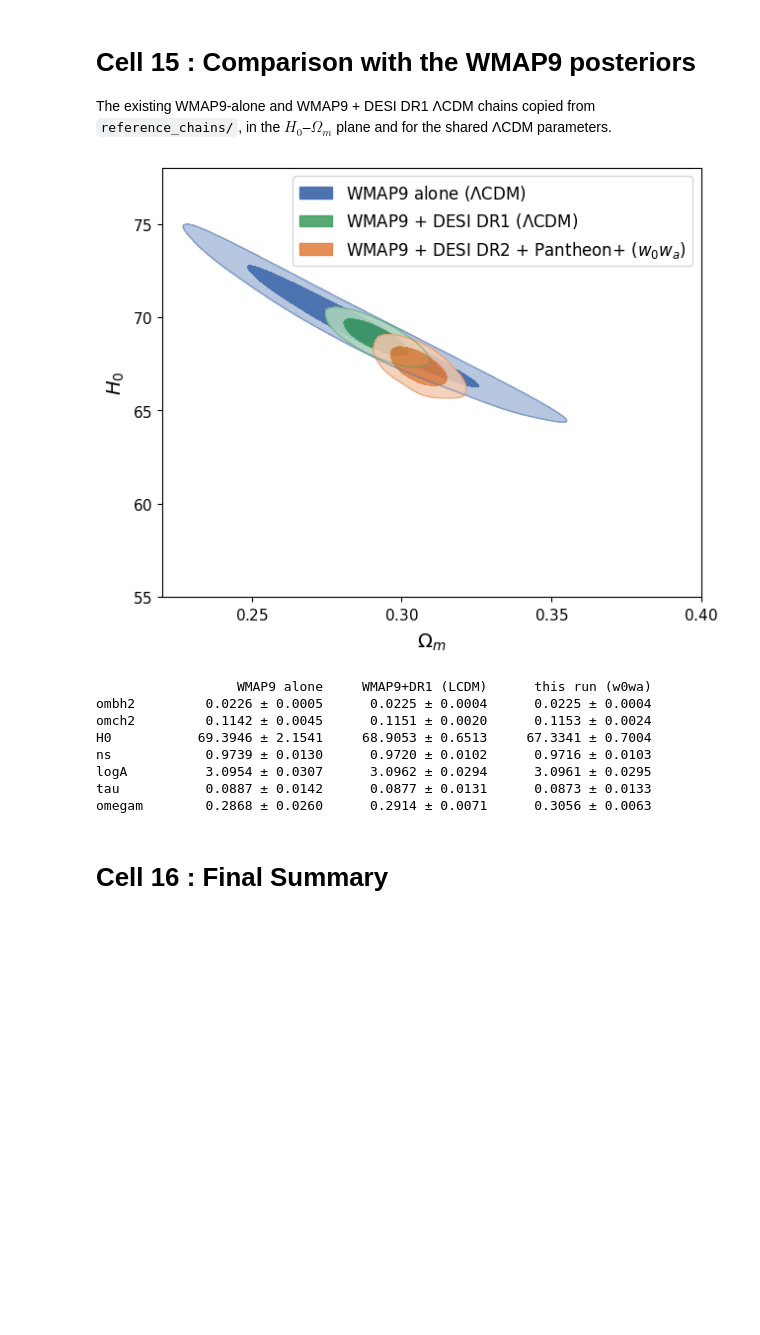
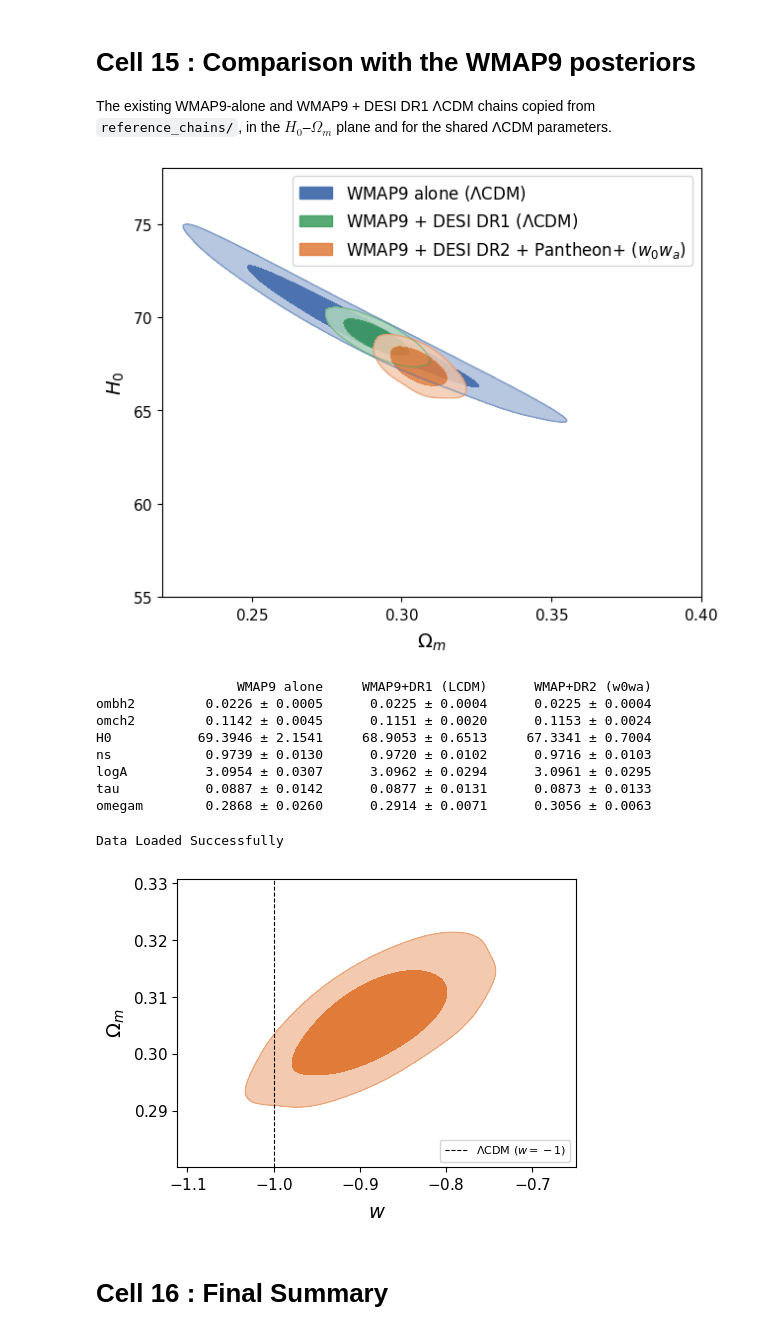
Before and after one commit to Cherian-pi/wmap9-desi-dr2-w0wa, a Jupyter notebook: 05_wmap9_desi_dr2_pantheon_w0wa.ipynb, the cells around one changed output. Drawn from its saved outputs; the diff is of its cells as text; code cells hidden in the pictures; blank space fills up the shorter version.

```diff
--- a/05_wmap9_desi_dr2_pantheon_w0wa.ipynb
+++ b/05_wmap9_desi_dr2_pantheon_w0wa.ipynb
@@ -566,14 +566,14 @@ g.add_legend([wmap_alone.label, joint_dr1.label, gd.label], legend_loc='upper ri
 g.export(IMG_DIR + f'/{TAG}_H0_Om_vs_wmap.png')
 plt.show()
 
-print(f'{"":8s} {"WMAP9 alone":>20s} {"WMAP9+DR1 (LCDM)":>20s} {"this run (w0wa)":>20s}')
+print(f'{"":8s} {"WMAP9 alone":>20s} {"WMAP9+DR1 (LCDM)":>20s} {"WMAP+DR2 (w0wa)":>20s}')
 for p in ['ombh2', 'omch2', 'H0', 'ns', 'logA', 'tau', 'omegam']:
     vals = [s.mean(p) for s in (wmap_alone, joint_dr1, gd)]
     errs = [s.std(p)  for s in (wmap_alone, joint_dr1, gd)]
     print(f'{p:8s} ' + ' '.join(f'{v:11.4f} ± {e:6.4f}' for v, e in zip(vals, errs)))
 # %% [output]
 [figure]
-                  WMAP9 alone     WMAP9+DR1 (LCDM)      this run (w0wa)
+                  WMAP9 alone     WMAP9+DR1 (LCDM)      WMAP+DR2 (w0wa)
 ombh2         0.0226 ± 0.0005      0.0225 ± 0.0004      0.0225 ± 0.0004
 omch2         0.1142 ± 0.0045      0.1151 ± 0.0020      0.1153 ± 0.0024
 H0           69.3946 ± 2.1541     68.9053 ± 0.6513     67.3341 ± 0.7004
@@ -581,6 +581,41 @@ ns            0.9739 ± 0.0130      0.9720 ± 0.0102      0.9716 ± 0.0103
 logA          3.0954 ± 0.0307      3.0962 ± 0.0294      3.0961 ± 0.0295
 tau           0.0887 ± 0.0142      0.0877 ± 0.0131      0.0873 ± 0.0133
 omegam        0.2868 ± 0.0260      0.2914 ± 0.0071      0.3056 ± 0.0063
+# %%
+import numpy as np
+import matplotlib.pyplot as plt
+from getdist import MCSamples, plots
+
+# 1. Open the chain file (edit the path if needed)
+fname = 'chains/wmap9_dr2_pantheonplus_w0wa.1.txt'
+with open(fname) as f:
+    cols = f.readline().lstrip('#').split()      # column names from the header
+data = np.loadtxt(fname)
+print('Data Loaded Successfully')
+# %% [output]
+Data Loaded Successfully
+# %%
+# 2. Drop the first 30% as burn-in
+data = data[int(0.3 * len(data)):]
+weights = data[:, cols.index('weight')]
+w0 = data[:, cols.index('w')]
+om = data[:, cols.index('omegam')]
+
+# 3. Make GetDist samples
+s = MCSamples(samples=np.column_stack([om, w0]), weights=weights,
+              names=['omegam', 'w'], labels=[r'\Omega_m', r'w'],
+              label='WMAP9 + DESI DR2 + Pantheon+')
+
+# 4. Plot the 68% and 95% contours
+g = plots.get_single_plotter(width_inch=5)
+g.plot_2d(s, 'w','omegam',  filled=True, colors=['#E07B39'])
+ax = g.subplots[0, 0]
+ax.axvline(-1, color='k', ls='--', lw=0.8, label=r'$\Lambda$CDM ($w=-1$)')
+ax.legend(loc='lower right', fontsize=8)
+g.export('figures/omegam_w0.png')
+plt.show()
+# %% [output]
+[figure, added]
 # %% [markdown]
 # Cell 16 : Final Summary
 # %%
```
